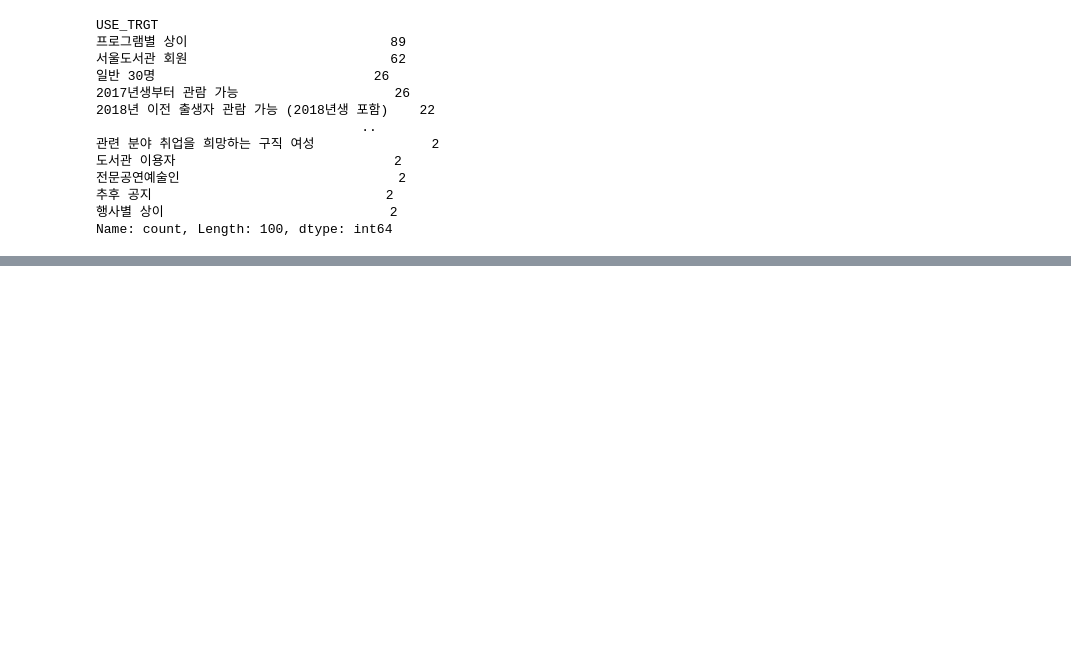
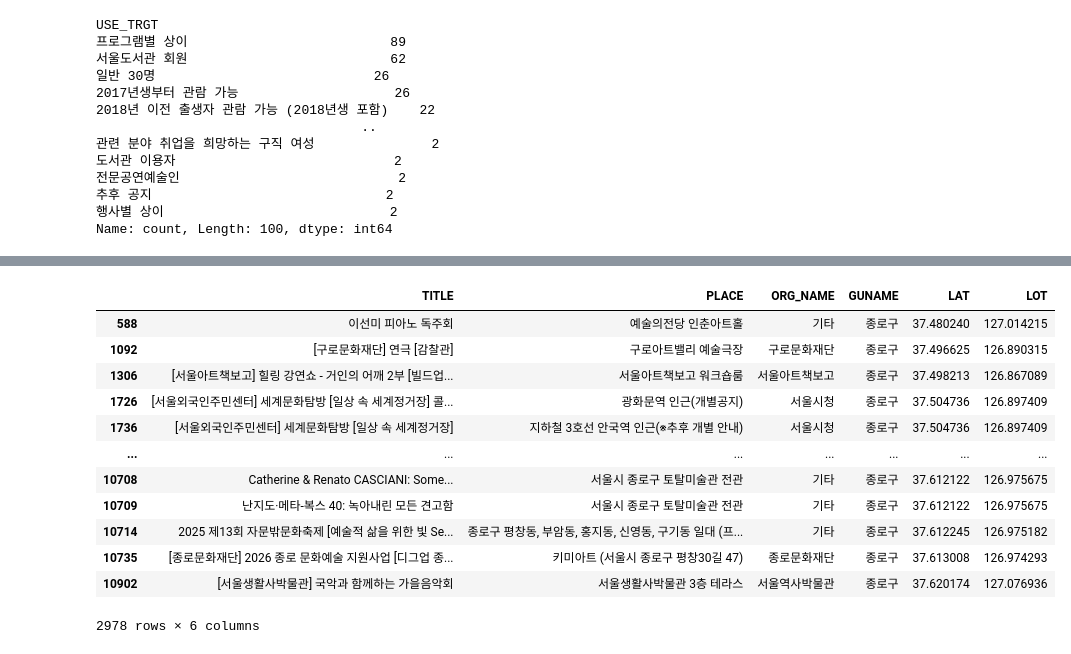
Before and after one commit to kkw5389-collab/sprint_mission17, a Jupyter notebook: notebooks/mission17.ipynb, the cells around one changed output, grey strips where cells are left out. Drawn from its saved outputs; the diff is of its cells as text; code cells hidden in the pictures; blank space fills up the shorter version.

```diff
--- a/notebooks/mission17.ipynb
+++ b/notebooks/mission17.ipynb
@@ -965,0 +1057,8 @@ Name: count, Length: 100, dtype: int64
+# %%
+jongno = df_cultural[
+    df_cultural["GUNAME"] == "종로구"
+].copy()
+
+jongno[[
+    "TITLE", "PLACE", "GUNAME", "LAT", "LOT"
+]].head()
@@ -965,0 +1072,23 @@ Name: count, Length: 100, dtype: int64
+# %%
+jongno[[
+    "TITLE",
+    "PLACE",
+    "ORG_NAME",
+    "GUNAME",
+    "LAT",
+    "LOT"
+]].sort_values("LAT")
+# %% [output]
+|  | TITLE | PLACE | ORG_NAME | GUNAME | LAT | LOT |
+| 588 | 이선미 피아노 독주회 | 예술의전당 인춘아트홀 | 기타 | 종로구 | 37.480240 | 127.014215 |
+| 1092 | [구로문화재단] 연극 [감찰관] | 구로아트밸리 예술극장 | 구로문화재단 | 종로구 | 37.496625 | 126.890315 |
+| 1306 | [서울아트책보고] 힐링 강연쇼 - 거인의 어깨 2부 [빌드업... | 서울아트책보고 워크숍룸 | 서울아트책보고 | 종로구 | 37.498213 | 126.867089 |
+| 1726 | [서울외국인주민센터] 세계문화탐방 [일상 속 세계정거장] 콜... | 광화문역 인근(개별공지) | 서울시청 | 종로구 | 37.504736 | 126.897409 |
+| 1736 | [서울외국인주민센터] 세계문화탐방 [일상 속 세계정거장] | 지하철 3호선 안국역 인근(※추후 개별 안내) | 서울시청 | 종로구 | 37.504736 | 126.897409 |
+| ... | ... | ... | ... | ... | ... | ... |
+| 10708 | Catherine & Renato CASCIANI: Some... | 서울시 종로구 토탈미술관 전관 | 기타 | 종로구 | 37.612122 | 126.975675 |
+| 10709 | 난지도·메타-복스 40: 녹아내린 모든 견고함 | 서울시 종로구 토탈미술관 전관 | 기타 | 종로구 | 37.612122 | 126.975675 |
+| 10714 | 2025 제13회 자문밖문화축제 [예술적 삶을 위한 빛 Se... | 종로구 평창동, 부암동, 홍지동, 신영동, 구기동 일대 (프... | 기타 | 종로구 | 37.612245 | 126.975182 |
+| 10735 | [종로문화재단] 2026 종로 문화예술 지원사업 [디그업 종... | 키미아트 (서울시 종로구 평창30길 47) | 종로문화재단 | 종로구 | 37.613008 | 126.974293 |
+| 10902 | [서울생활사박물관] 국악과 함께하는 가을음악회 | 서울생활사박물관 3층 테라스 | 서울역사박물관 | 종로구 | 37.620174 | 127.076936 |
+2978 rows × 6 columns
```
Also changed, not shown: parts of 52 cells of this notebook.
